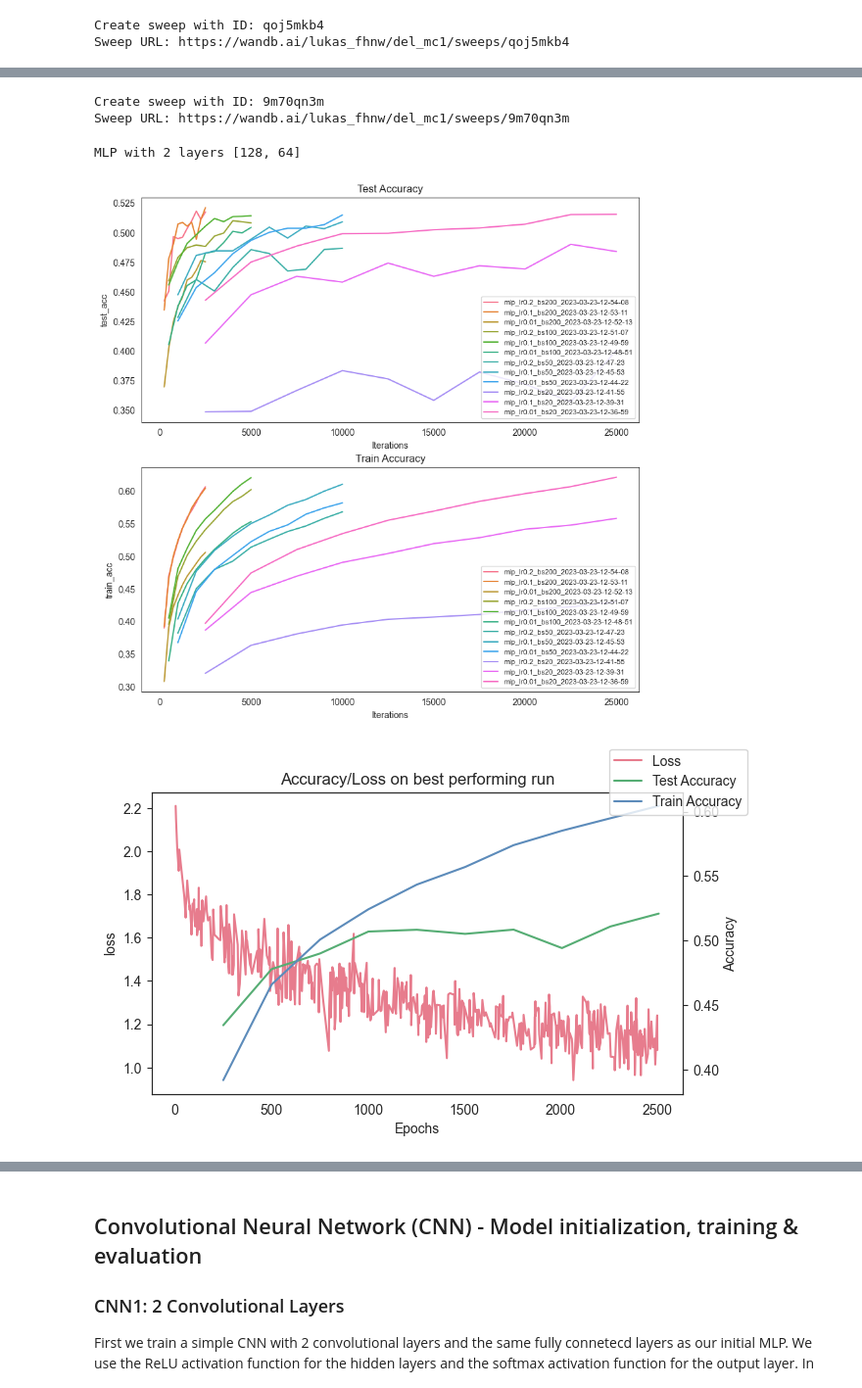
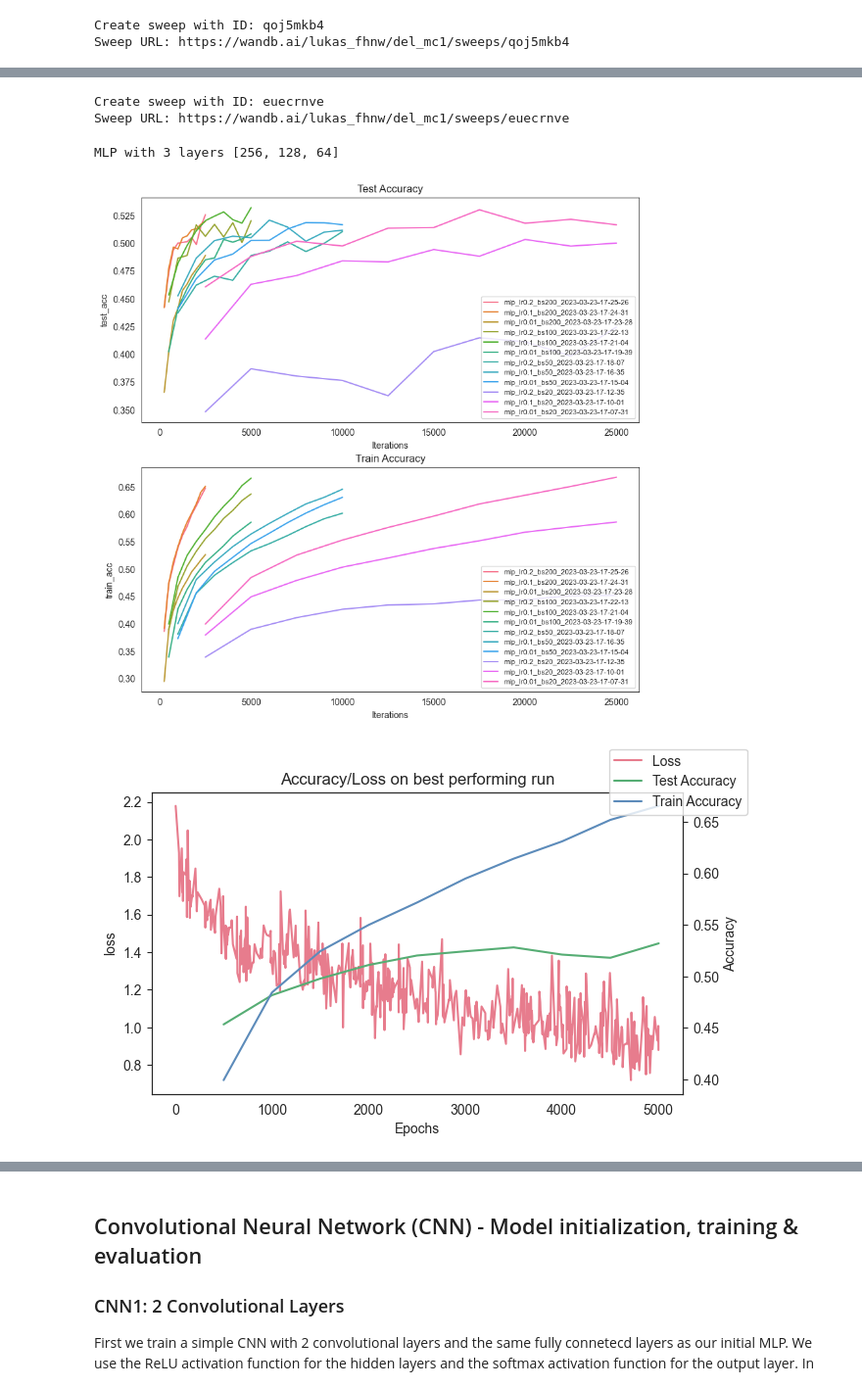
Before and after one commit to lukasreber/del_mc1, a Jupyter notebook: mc1.ipynb, the cells around one changed output, grey strips where cells are left out. Shown at 98% size. Drawn from its saved outputs; the diff is of its cells as text; code cells hidden in the pictures.

```diff
--- a/mc1.ipynb
+++ b/mc1.ipynb
@@ -314,7 +314,7 @@ def plot_results(summaries, configs, accuracies, losses, lr_bsize, title):
     # load model for summary info
     model = torch.load(f'./models/{best_run.run}.pth')
     model = model.to('cpu')
-    print(summary(model, (3, 32, 32)))
+    torchsummary.summary(model, (3, 32, 32))
 
     if lr_bsize:
         # Heatmap
@@ -487,7 +498,8 @@ def train_mlp_2(config=None):
             testdata=torch.utils.data.DataLoader(cifar_test, batch_size=config.batch_size, shuffle=True),
             criterion=nn.CrossEntropyLoss(),
             epochs=config.epochs,
-            device=device
+            device=device,
+            name=wandb.run.name
         )
 
 sweep_config = {
@@ -534,14 +546,14 @@ sweep_config = {
 sweep_id = wandb.sweep(sweep_config, project="del_mc1")
 wandb.agent(sweep_id, function=train_mlp_2)
 # %% [output]
-Create sweep with ID: 9m70qn3m
-Sweep URL: https://wandb.ai/lukas_fhnw/del_mc1/sweeps/9m70qn3m
+Create sweep with ID: euecrnve
+Sweep URL: https://wandb.ai/lukas_fhnw/del_mc1/sweeps/euecrnve
 # %%
-summary, configs, accuracies, losses = get_logs('9m70qn3m')
+summary, configs, accuracies, losses = get_logs('euecrnve')
 nr_layers = len(configs.loc[0,'hidden_layers'])
 layers = configs.loc[0,'hidden_layers']
 plot_results(summary, configs, accuracies, losses, False, f'MLP with {nr_layers} layers {layers}')
 # %% [output]
-MLP with 2 layers [128, 64]
+MLP with 3 layers [256, 128, 64]
-[figure, old version]
+[figure, new version]
-[figure, old version]
+[figure, new version]
```
Also changed, not shown: parts of 19 cells of this notebook.
